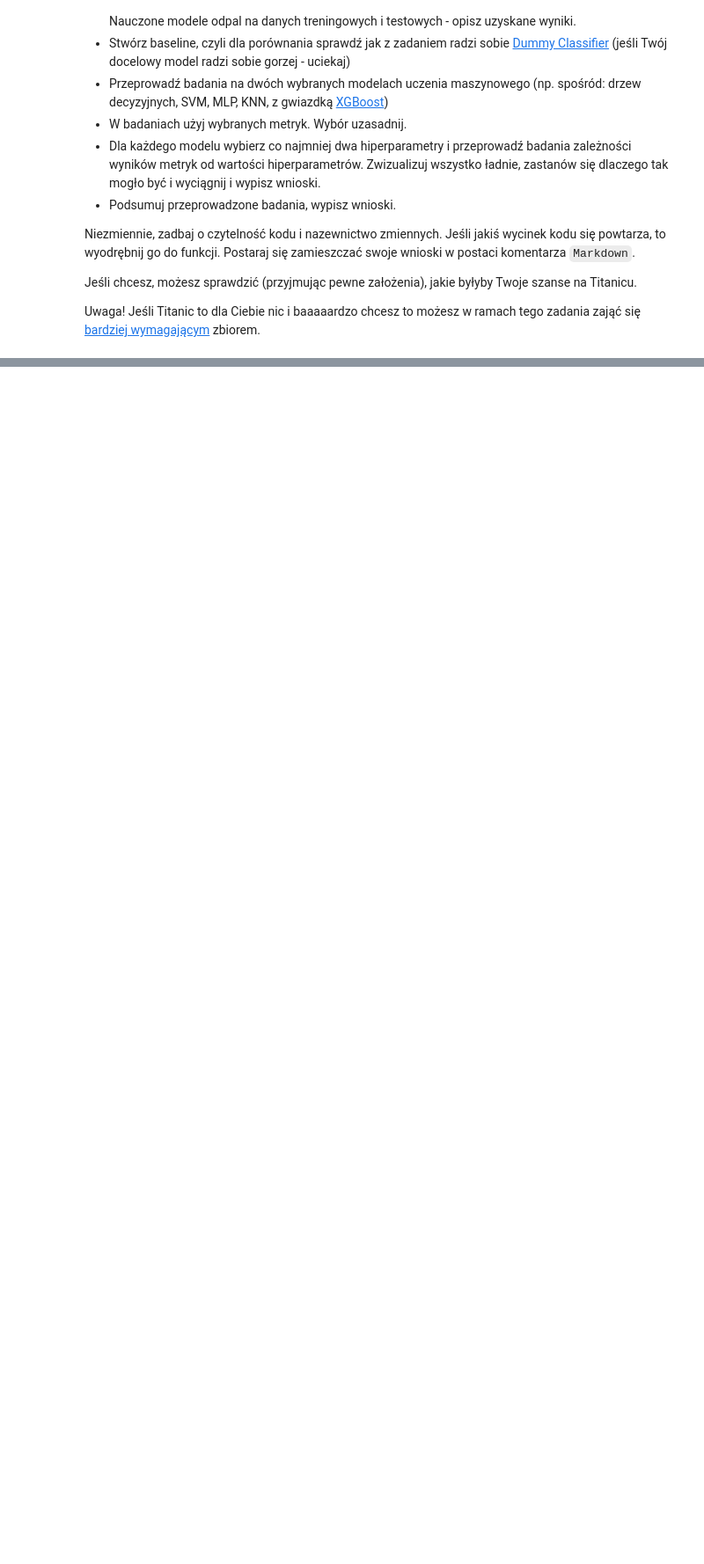
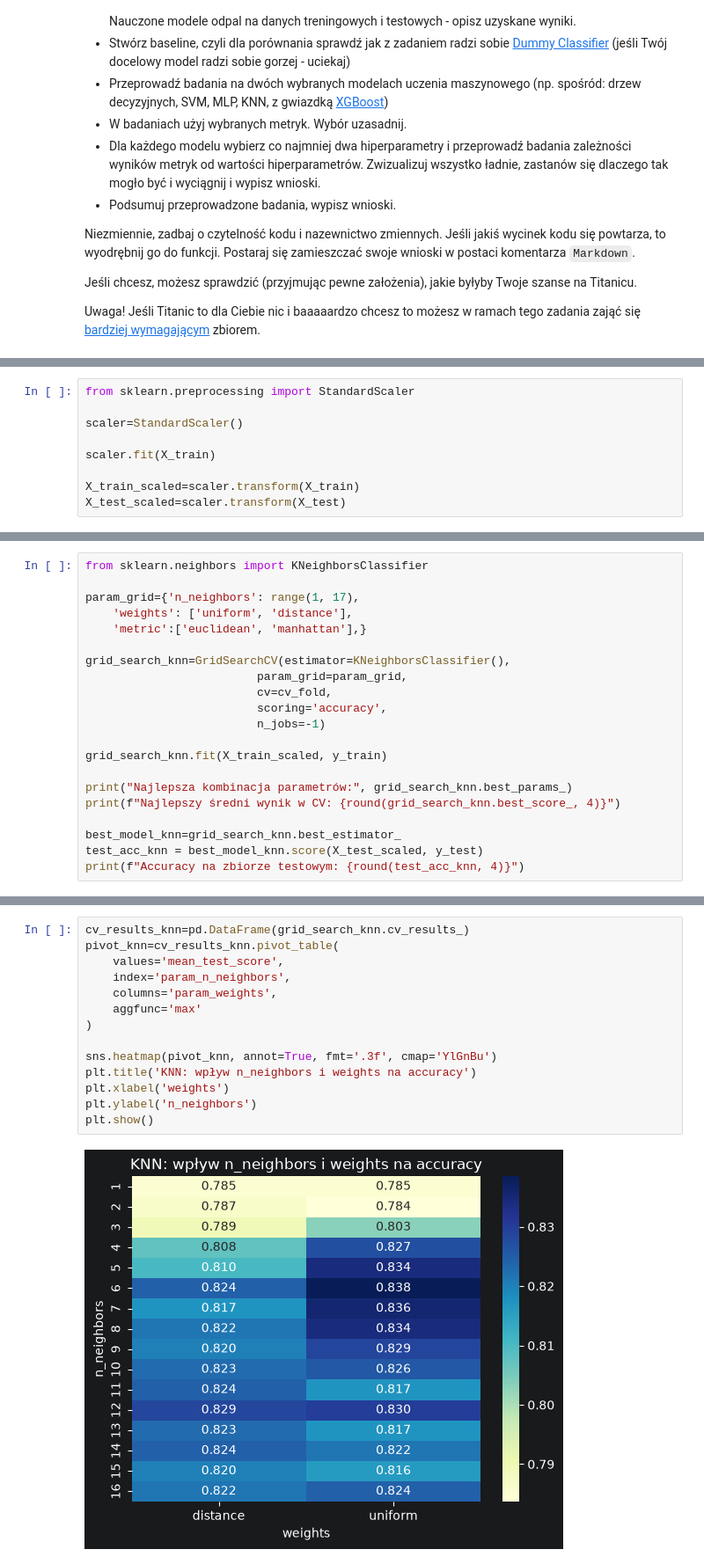
Before and after one commit to Solvro/ml-wakacyjne-wyzwanie-2026, a Jupyter notebook: 02_podstawy_aiml/ML_zadanie.ipynb, the cells around one changed output, grey strips where cells are left out. Shown at 88% size. Cells and saved outputs as stored; diff of their text form; blank space fills up the shorter version.

```diff
--- a/02_podstawy_aiml/ML_zadanie.ipynb
+++ b/02_podstawy_aiml/ML_zadanie.ipynb
@@ -46,0 +373,9 @@ titanic_df['Cabin'].str[0].unique()
+# %%
+from sklearn.preprocessing import StandardScaler
+
+scaler=StandardScaler()
+
+scaler.fit(X_train)
+
+X_train_scaled=scaler.transform(X_train)
+X_test_scaled=scaler.transform(X_test)
@@ -46,0 +384,21 @@ titanic_df['Cabin'].str[0].unique()
+# %%
+from sklearn.neighbors import KNeighborsClassifier
+
+param_grid={'n_neighbors': range(1, 17),
+    'weights': ['uniform', 'distance'],
+    'metric':['euclidean', 'manhattan'],}
+
+grid_search_knn=GridSearchCV(estimator=KNeighborsClassifier(),
+                         param_grid=param_grid,
+                         cv=cv_fold,
+                         scoring='accuracy',
+                         n_jobs=-1)
+
+grid_search_knn.fit(X_train_scaled, y_train)
+
+print("Najlepsza kombinacja parametrów:", grid_search_knn.best_params_)
+print(f"Najlepszy średni wynik w CV: {round(grid_search_knn.best_score_, 4)}")
+
+best_model_knn=grid_search_knn.best_estimator_
+test_acc_knn = best_model_knn.score(X_test_scaled, y_test)
+print(f"Accuracy na zbiorze testowym: {round(test_acc_knn, 4)}")
@@ -46,0 +409,16 @@ titanic_df['Cabin'].str[0].unique()
+# %%
+cv_results_knn=pd.DataFrame(grid_search_knn.cv_results_)
+pivot_knn=cv_results_knn.pivot_table(
+    values='mean_test_score',
+    index='param_n_neighbors',
+    columns='param_weights',
+    aggfunc='max'
+)
+
+sns.heatmap(pivot_knn, annot=True, fmt='.3f', cmap='YlGnBu')
+plt.title('KNN: wpływ n_neighbors i weights na accuracy')
+plt.xlabel('weights')
+plt.ylabel('n_neighbors')
+plt.show()
+# %% [output]
+[figure, added]
```
Also changed, not shown: parts of 49 cells of this notebook.
